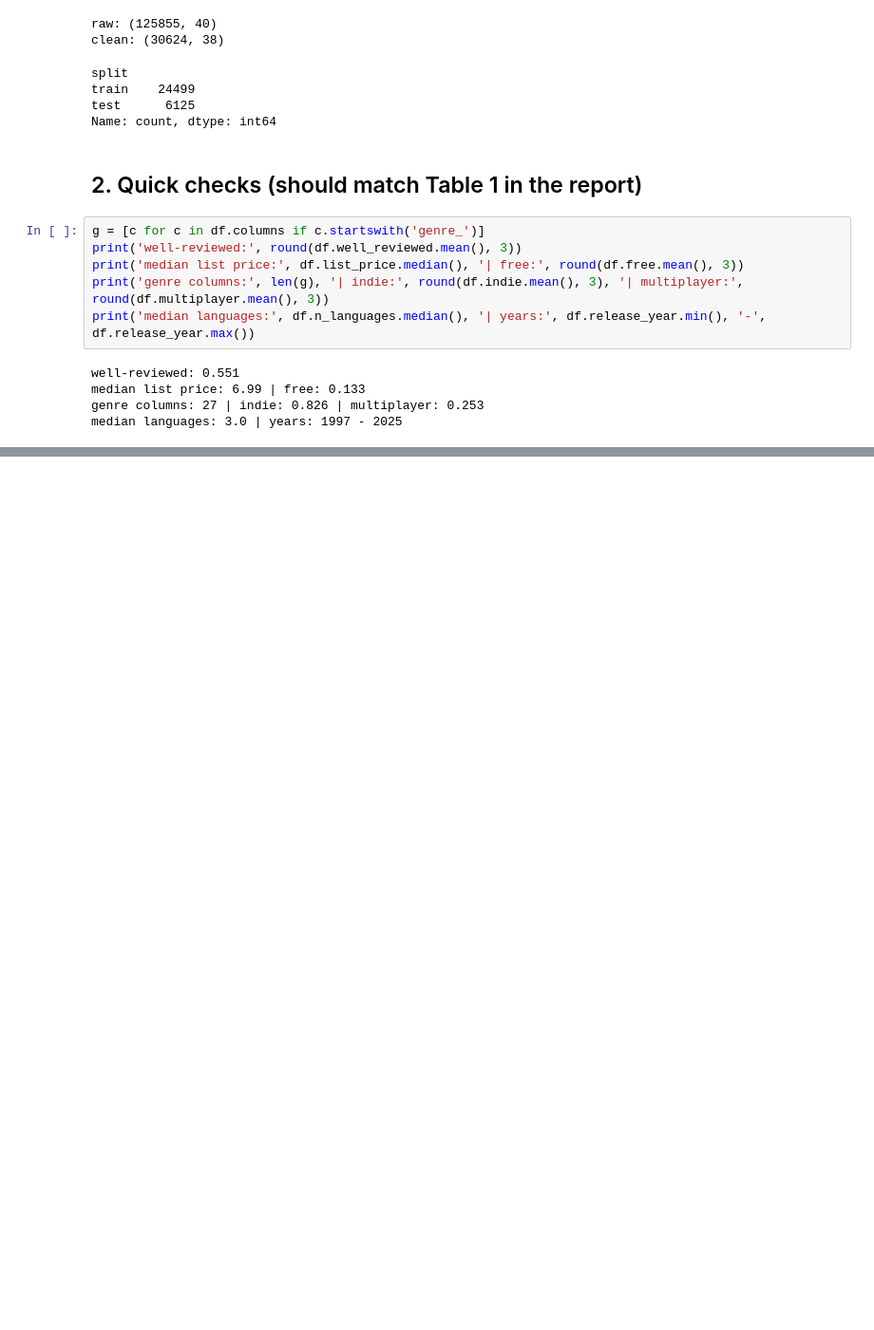
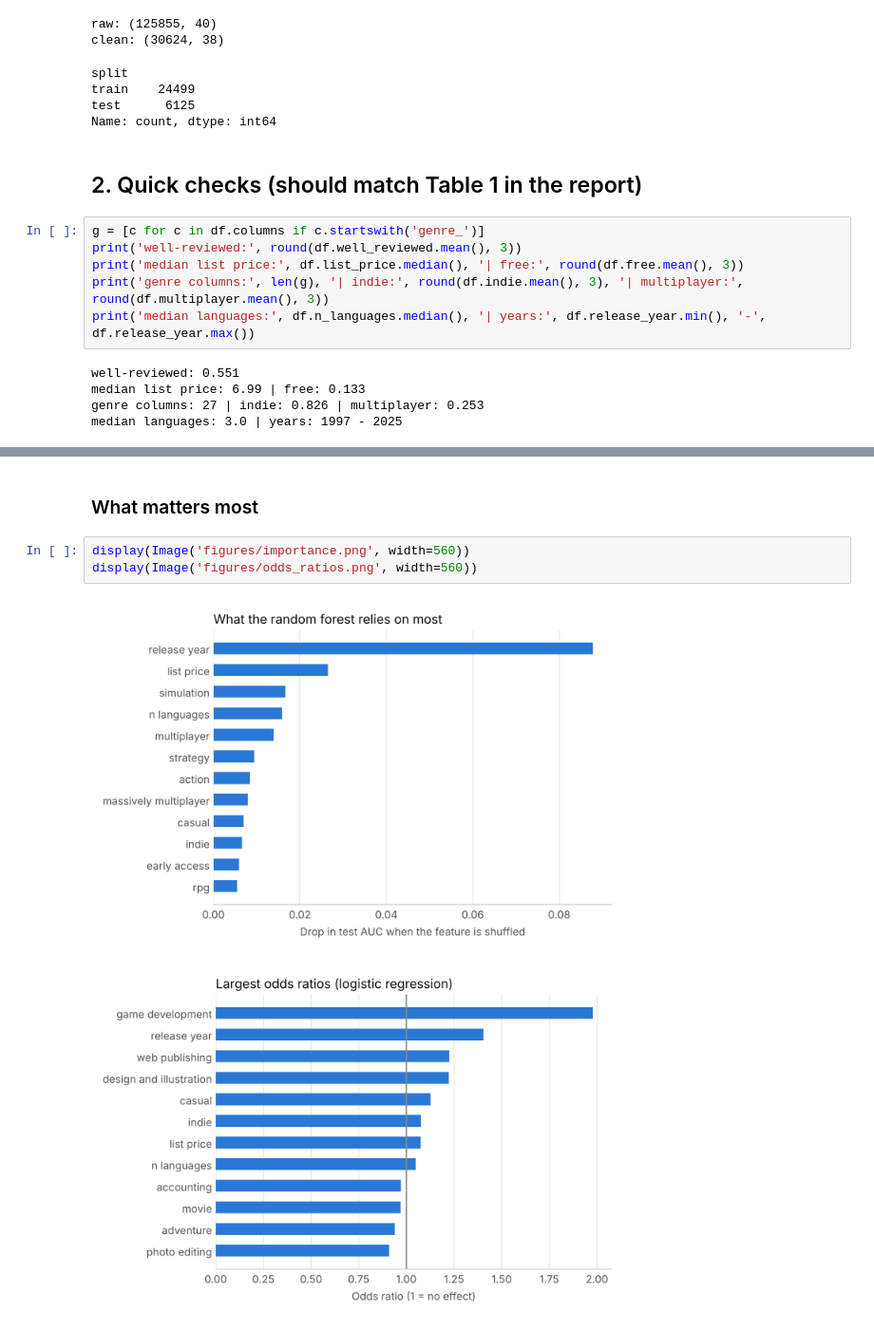
Before and after one commit to kaitopowell/STA4724_steam, a Jupyter notebook: notebooks/analysis.ipynb, the cells around one changed output, grey strips where cells are left out. Shown at 95% size. Drawn from its saved outputs; the diff is of its cells as text; blank space fills up the shorter version.

```diff
--- a/notebooks/analysis.ipynb
+++ b/notebooks/analysis.ipynb
@@ -44,0 +73,8 @@ _Next step: fit logistic regression, decision tree and random forest on `split =
+# %% [markdown]
+### What matters most
+# %%
+display(Image('figures/importance.png', width=560))
+display(Image('figures/odds_ratios.png', width=560))
+# %% [output]
+[figure, added]
+[figure, added]
```
Also changed, not shown: parts of 5 cells of this notebook, 14 other files.
